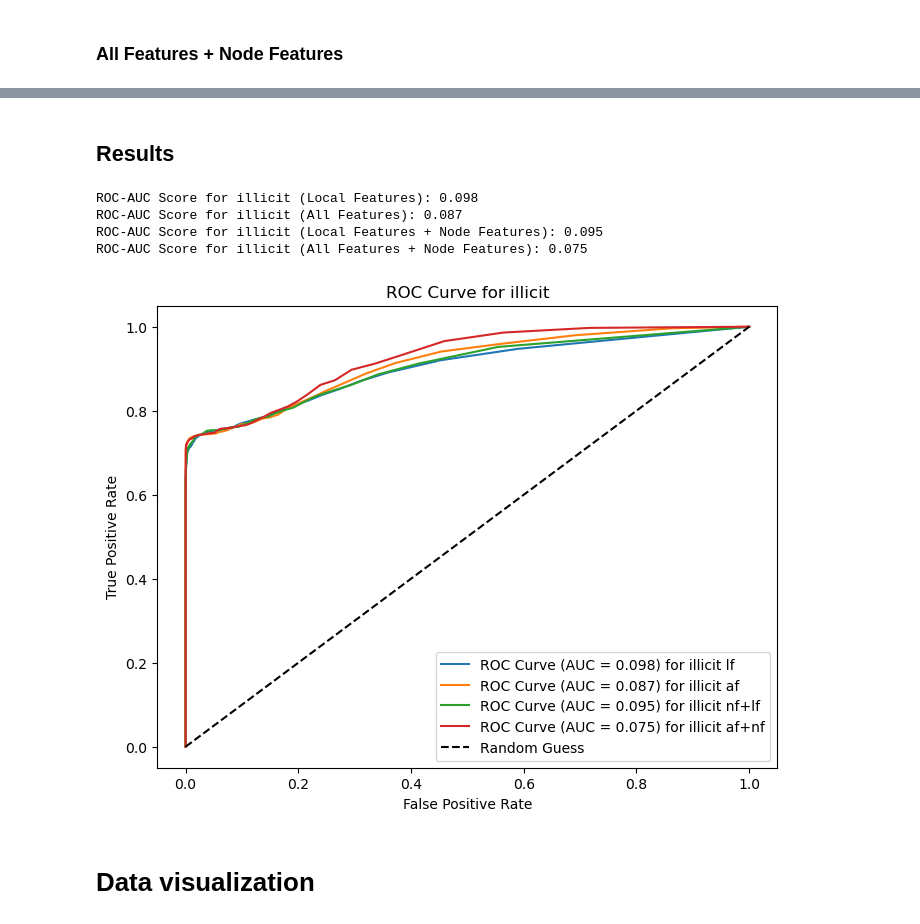
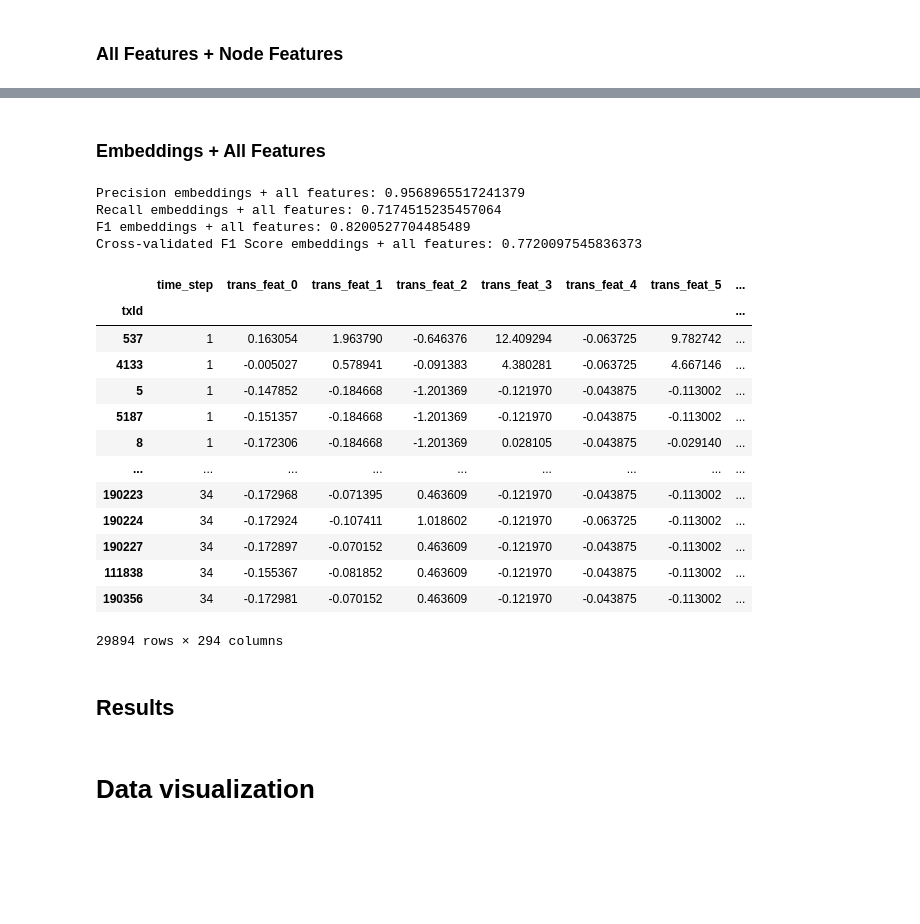
Before and after one commit to Roger987/Graph-Fraud-Detection, a Jupyter notebook: src/fraud_detection-supervised.ipynb, the cells around one changed output, grey strips where cells are left out. Cells and saved outputs as stored; diff of their text form; code cells hidden in the pictures; blank space fills up the shorter version.

```diff
--- a/src/fraud_detection-supervised.ipynb
+++ b/src/fraud_detection-supervised.ipynb
@@ -230,6 +269,57 @@ Cross-validated F1 Score all features + node featuress: 0.9555858149314049
+# %% [markdown]
+### Embeddings + All Features
+# %%
+df_ne_af = df.loc[:, 'time_step':].join(embeddings.drop(columns=['time_step']).set_index('txId'))
+X_ne_af = df_ne_af.drop(columns=['label'])
+y_ne_af = df_ne_af['label']
+
+X_train_ne_af = X_ne_af[X_ne_af['time_step'].between(1, 34)]
+y_train_ne_af = y_ne_af[X_ne_af['time_step'].between(1, 34)]
+
+X_test_ne_af = X_ne_af[X_ne_af['time_step'].between(35, 49)]
+y_test_ne_af = y_ne_af[X_ne_af['time_step'].between(35, 49)]
+
+clf_ne_af = RandomForestClassifier(n_estimators = 100, random_state=42)
+clf_ne_af.fit(X_train_ne_af, y_train_ne_af)
+y_pred_ne_af = clf_ne_af.predict(X_test_ne_af)
+
+precision_ilicit_ne_af = precision_score(y_test_ne_af, y_pred_ne_af, pos_label='1')
+recall_ilicit_ne_af = recall_score(y_test_ne_af, y_pred_ne_af, pos_label='1')
+f1_ilicit_ne_af = f1_score(y_test_ne_af, y_pred_ne_af, pos_label='1')
+f1_scorer_ne_af = make_scorer(f1_score, pos_label='1')
+scores_ne_af = cross_val_score(clf_ne_af, X_train_ne_af, y_train_ne_af, cv=5, scoring=f1_scorer_ne_af)
+
+print(f'Precision embeddings + all features: {precision_ilicit_ne_af}')
+print(f'Recall embeddings + all features: {recall_ilicit_ne_af}')
+print(f'F1 embeddings + all features: {f1_ilicit_ne_af}')
+print("Cross-validated F1 Score embeddings + all features:", scores_ne_af.mean())
+# %% [output]
+Precision embeddings + all features: 0.9568965517241379
+Recall embeddings + all features: 0.7174515235457064
+F1 embeddings + all features: 0.8200527704485489
+Cross-validated F1 Score embeddings + all features: 0.7720097545836373
+# %%
+X_train_ne_af
+# %% [output]
+|  | time_step | trans_feat_0 | trans_feat_1 | trans_feat_2 | trans_feat_3 | trans_feat_4 | trans_feat_5 | ... |
+| txId |  |  |  |  |  |  |  | ... |
+| 537 | 1 | 0.163054 | 1.963790 | -0.646376 | 12.409294 | -0.063725 | 9.782742 | ... |
+| 4133 | 1 | -0.005027 | 0.578941 | -0.091383 | 4.380281 | -0.063725 | 4.667146 | ... |
+| 5 | 1 | -0.147852 | -0.184668 | -1.201369 | -0.121970 | -0.043875 | -0.113002 | ... |
+| 5187 | 1 | -0.151357 | -0.184668 | -1.201369 | -0.121970 | -0.043875 | -0.113002 | ... |
+| 8 | 1 | -0.172306 | -0.184668 | -1.201369 | 0.028105 | -0.043875 | -0.029140 | ... |
+| ... | ... | ... | ... | ... | ... | ... | ... | ... |
+| 190223 | 34 | -0.172968 | -0.071395 | 0.463609 | -0.121970 | -0.043875 | -0.113002 | ... |
+| 190224 | 34 | -0.172924 | -0.107411 | 1.018602 | -0.121970 | -0.063725 | -0.113002 | ... |
+| 190227 | 34 | -0.172897 | -0.070152 | 0.463609 | -0.121970 | -0.043875 | -0.113002 | ... |
+| 111838 | 34 | -0.155367 | -0.081852 | 0.463609 | -0.121970 | -0.043875 | -0.113002 | ... |
+| 190356 | 34 | -0.172981 | -0.070152 | 0.463609 | -0.121970 | -0.043875 | -0.113002 | ... |
+29894 rows × 294 columns
 # %% [markdown]
 ## Results
 # %%
+y_test_binary = (y_test == '1').astype(int)
+
 class_index_lf = clf_LF.classes_.tolist().index('1')
 y_prob_lf = clf_LF.predict_proba(X_test_LF)[:, class_index_lf]
 
@@ -247,16 +337,16 @@ fpr_af, tpr_af, thresholds_af = roc_curve(y_test, y_prob_af, pos_label='1')
 fpr_lf_nf, tpr_lf_nf, thresholds_lf_nf = roc_curve(y_test, y_prob_lf_nf, pos_label='1')
 fpr_af_nf, tpr_af_nf, thresholds_af_nf = roc_curve(y_test, y_prob_af_nf, pos_label='1')
 
-roc_auc_lf = roc_auc_score(y_test, y_prob_lf)
+roc_auc_lf = roc_auc_score(y_test_binary, y_prob_lf)
 print(f"ROC-AUC Score for illicit (Local Features): {roc_auc_lf:.3f}")
 
-roc_auc_af = roc_auc_score(y_test, y_prob_af)
+roc_auc_af = roc_auc_score(y_test_binary, y_prob_af)
 print(f"ROC-AUC Score for illicit (All Features): {roc_auc_af:.3f}")
 
-roc_auc_lf_nf = roc_auc_score(y_test, y_prob_lf_nf)
+roc_auc_lf_nf = roc_auc_score(y_test_binary, y_prob_lf_nf)
 print(f"ROC-AUC Score for illicit (Local Features + Node Features): {roc_auc_lf_nf:.3f}")
 
-roc_auc_af_nf = roc_auc_score(y_test, y_prob_af_nf)
+roc_auc_af_nf = roc_auc_score(y_test_binary, y_prob_af_nf)
 print(f"ROC-AUC Score for illicit (All Features + Node Features): {roc_auc_af_nf:.3f}")
 
 plt.figure(figsize=(8, 6))
@@ -264,18 +354,12 @@ plt.plot(fpr_lf, tpr_lf, label=f"ROC Curve (AUC = {roc_auc_lf:.3f}) for illicit
 plt.plot(fpr_af, tpr_af, label=f"ROC Curve (AUC = {roc_auc_af:.3f}) for illicit af")
 plt.plot(fpr_lf_nf, tpr_lf_nf, label=f"ROC Curve (AUC = {roc_auc_lf_nf:.3f}) for illicit nf+lf")
 plt.plot(fpr_af_nf, tpr_af_nf, label=f"ROC Curve (AUC = {roc_auc_af_nf:.3f}) for illicit af+nf")
-plt.plot([0, 1], [0, 1], 'k--', label="Random Guess")
+plt.plot([0, 1], [0, 1], color='grey', linestyle='--', alpha=0.6, label="Random Guess")
 plt.xlabel("False Positive Rate")
 plt.ylabel("True Positive Rate")
 plt.title("ROC Curve for illicit")
 plt.legend(loc="lower right")
 plt.show()
-# %% [output]
-ROC-AUC Score for illicit (Local Features): 0.098
-ROC-AUC Score for illicit (All Features): 0.087
-ROC-AUC Score for illicit (Local Features + Node Features): 0.095
-ROC-AUC Score for illicit (All Features + Node Features): 0.075
-[figure, removed]
 # %%
 #import pandas as pd
 
```
Also changed, not shown: parts of 14 cells of this notebook, 1 other file.
